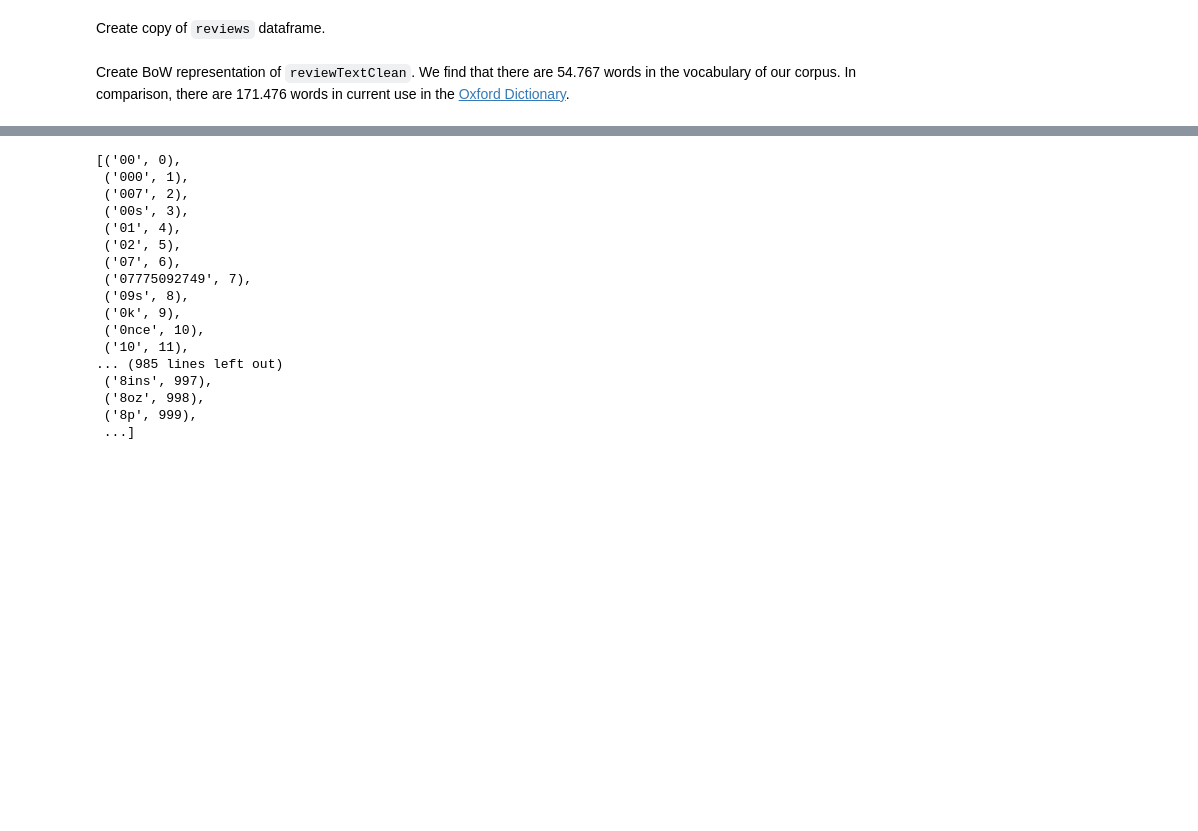
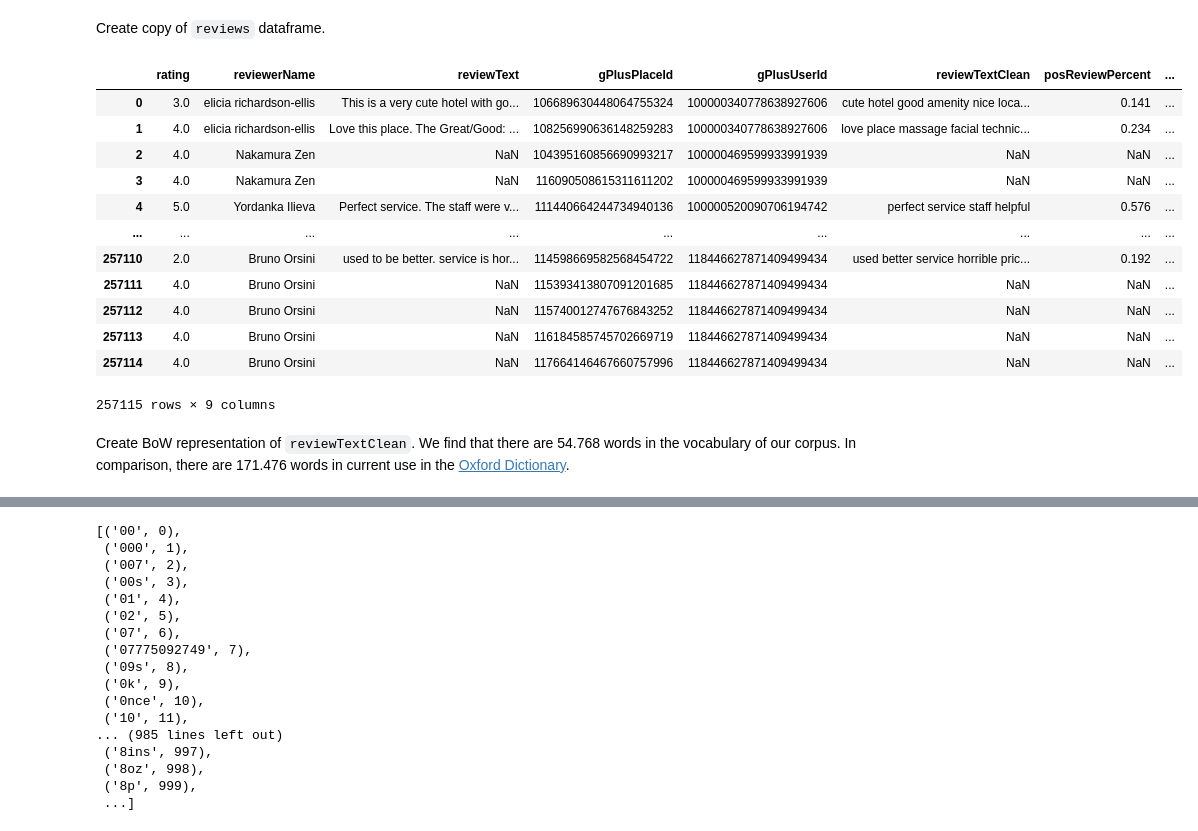
Before and after one commit to jesperhauch/GoogleLocalReviews, a Jupyter notebook: NLPClassification.ipynb, the cells around one changed output, grey strips where cells are left out. Drawn from its saved outputs; the diff is of its cells as text; code cells hidden in the pictures; blank space fills up the shorter version.

```diff
--- a/NLPClassification.ipynb
+++ b/NLPClassification.ipynb
@@ -8,6 +8,22 @@ places = pd.read_csv(data_path + "places_final.csv")
 reviews = pd.read_csv(data_path + "reviews_final.csv")
 # %% [markdown]
 Create copy of `reviews` dataframe.
+# %%
+reviews
+# %% [output]
+|  | rating | reviewerName | reviewText | gPlusPlaceId | gPlusUserId | reviewTextClean | posReviewPercent | ... |
+| 0 | 3.0 | elicia richardson-ellis | This is a very cute hotel with go... | 106689630448064755324 | 100000340778638927606 | cute hotel good amenity nice loca... | 0.141 | ... |
+| 1 | 4.0 | elicia richardson-ellis | Love this place. The Great/Good: ... | 108256990636148259283 | 100000340778638927606 | love place massage facial technic... | 0.234 | ... |
+| 2 | 4.0 | Nakamura Zen | NaN | 104395160856690993217 | 100000469599933991939 | NaN | NaN | ... |
+| 3 | 4.0 | Nakamura Zen | NaN | 116090508615311611202 | 100000469599933991939 | NaN | NaN | ... |
+| 4 | 5.0 | Yordanka Ilieva | Perfect service. The staff were v... | 111440664244734940136 | 100000520090706194742 | perfect service staff helpful | 0.576 | ... |
+| ... | ... | ... | ... | ... | ... | ... | ... | ... |
+| 257110 | 2.0 | Bruno Orsini | used to be better. service is hor... | 114598669582568454722 | 118446627871409499434 | used better service horrible pric... | 0.192 | ... |
+| 257111 | 4.0 | Bruno Orsini | NaN | 115393413807091201685 | 118446627871409499434 | NaN | NaN | ... |
+| 257112 | 4.0 | Bruno Orsini | NaN | 115740012747676843252 | 118446627871409499434 | NaN | NaN | ... |
+| 257113 | 4.0 | Bruno Orsini | NaN | 116184585745702669719 | 118446627871409499434 | NaN | NaN | ... |
+| 257114 | 4.0 | Bruno Orsini | NaN | 117664146467660757996 | 118446627871409499434 | NaN | NaN | ... |
+257115 rows × 9 columns
 # %%
 df = pd.merge(reviews, places[["gPlusPlaceId", "price"]], how="left", on="gPlusPlaceId")
 df.dropna(subset=["reviewTextClean", "price"], inplace=True)
@@ -15,5 +31,5 @@ df = df.loc[:, ["price", "rating", "gPlusPlaceId", "reviewTextClean"]].reset_ind
 # %% [markdown]
-Create BoW representation of `reviewTextClean`. We find that there are 54.767 words in the vocabulary of our corpus. In comparison, there are 171.476 words in current use in the [Oxford Dictionary](https://en.wikipedia.org/wiki/List_of_dictionaries_by_number_of_words).
+Create BoW representation of `reviewTextClean`. We find that there are 54.768 words in the vocabulary of our corpus. In comparison, there are 171.476 words in current use in the [Oxford Dictionary](https://en.wikipedia.org/wiki/List_of_dictionaries_by_number_of_words).
 # %%
 from sklearn.feature_extraction.text import CountVectorizer
 count_vect = CountVectorizer()
```
Also changed, not shown: parts of 6 cells of this notebook.
